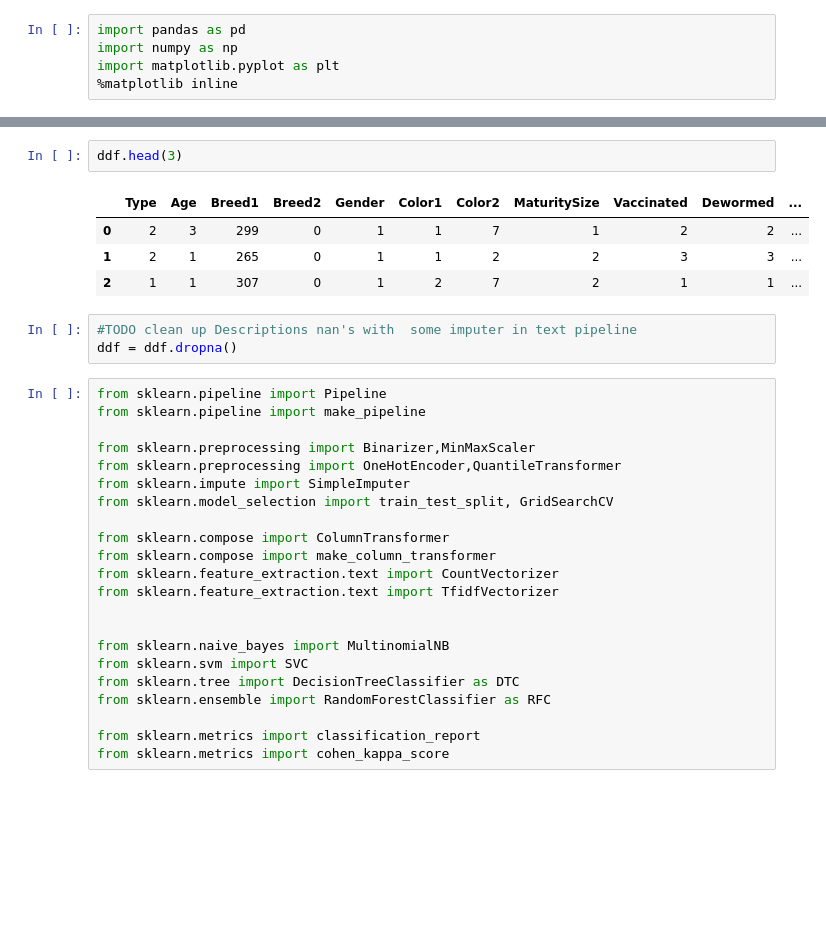
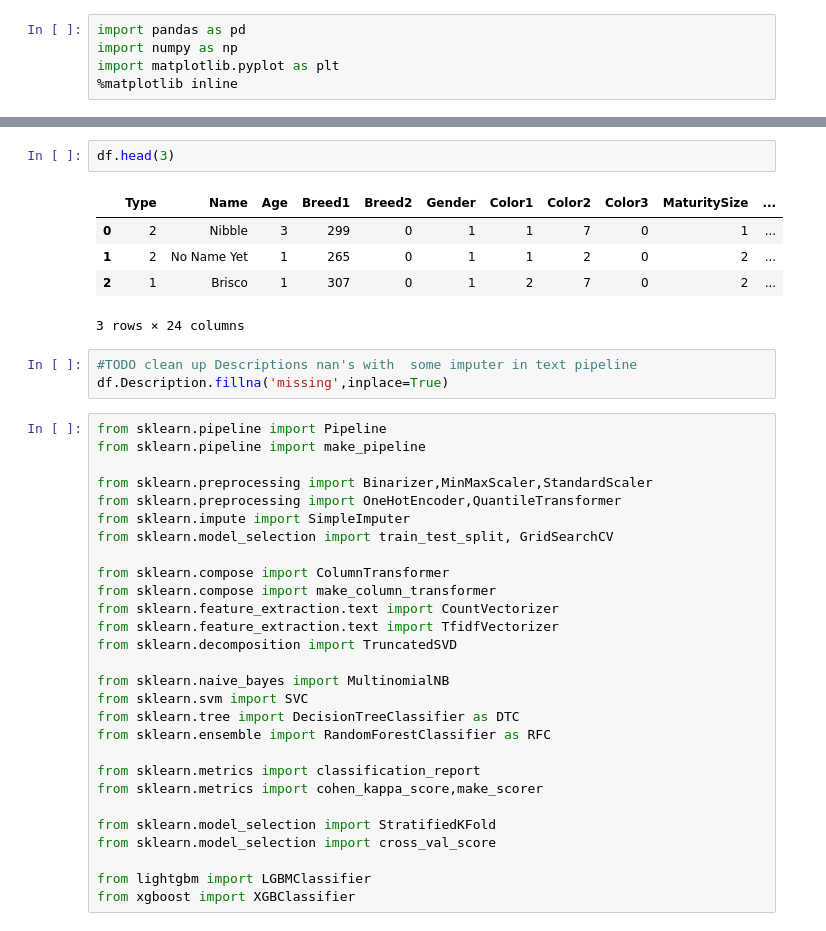
Before and after one commit to MikhailKulyabin/petfinder, a Jupyter notebook: pf1.ipynb, the cells around one changed output, grey strips where cells are left out. Saved outputs shown, nothing was run; the diff lists cells and outputs as text; blank space fills up the shorter version.

```diff
--- a/pf1.ipynb
+++ b/pf1.ipynb
@@ -16,18 +26,19 @@ ddf = df.drop(columns=drop_names)
 # %%
-ddf.head(3)
+df.head(3)
 # %% [output]
-|  | Type | Age | Breed1 | Breed2 | Gender | Color1 | Color2 | MaturitySize | Vaccinated | Dewormed | ... |
-| 0 | 2 | 3 | 299 | 0 | 1 | 1 | 7 | 1 | 2 | 2 | ... |
-| 1 | 2 | 1 | 265 | 0 | 1 | 1 | 2 | 2 | 3 | 3 | ... |
-| 2 | 1 | 1 | 307 | 0 | 1 | 2 | 7 | 2 | 1 | 1 | ... |
+|  | Type | Name | Age | Breed1 | Breed2 | Gender | Color1 | Color2 | Color3 | MaturitySize | ... |
+| 0 | 2 | Nibble | 3 | 299 | 0 | 1 | 1 | 7 | 0 | 1 | ... |
+| 1 | 2 | No Name Yet | 1 | 265 | 0 | 1 | 1 | 2 | 0 | 2 | ... |
+| 2 | 1 | Brisco | 1 | 307 | 0 | 1 | 2 | 7 | 0 | 2 | ... |
+3 rows × 24 columns
 # %%
 #TODO clean up Descriptions nan's with  some imputer in text pipeline
-ddf = ddf.dropna()
+df.Description.fillna('missing',inplace=True)
 # %%
 from sklearn.pipeline import Pipeline
 from sklearn.pipeline import make_pipeline
 
-from sklearn.preprocessing import Binarizer,MinMaxScaler
+from sklearn.preprocessing import Binarizer,MinMaxScaler,StandardScaler
 from sklearn.preprocessing import OneHotEncoder,QuantileTransformer
 from sklearn.impute import SimpleImputer
 from sklearn.model_selection import train_test_split, GridSearchCV
@@ -36,7 +47,7 @@ from sklearn.compose import ColumnTransformer
 from sklearn.compose import make_column_transformer
 from sklearn.feature_extraction.text import CountVectorizer
 from sklearn.feature_extraction.text import TfidfVectorizer
-
+from sklearn.decomposition import TruncatedSVD
 
 from sklearn.naive_bayes import MultinomialNB
 from sklearn.svm import SVC
@@ -44,4 +55,10 @@ from sklearn.tree import DecisionTreeClassifier as DTC
 from sklearn.ensemble import RandomForestClassifier as RFC
 
 from sklearn.metrics import classification_report
-from sklearn.metrics import cohen_kappa_score
+from sklearn.metrics import cohen_kappa_score,make_scorer
+
+from sklearn.model_selection import StratifiedKFold
+from sklearn.model_selection import cross_val_score
+
+from lightgbm import LGBMClassifier
+from xgboost import XGBClassifier
```
Also changed, not shown: parts of 14 cells of this notebook.
